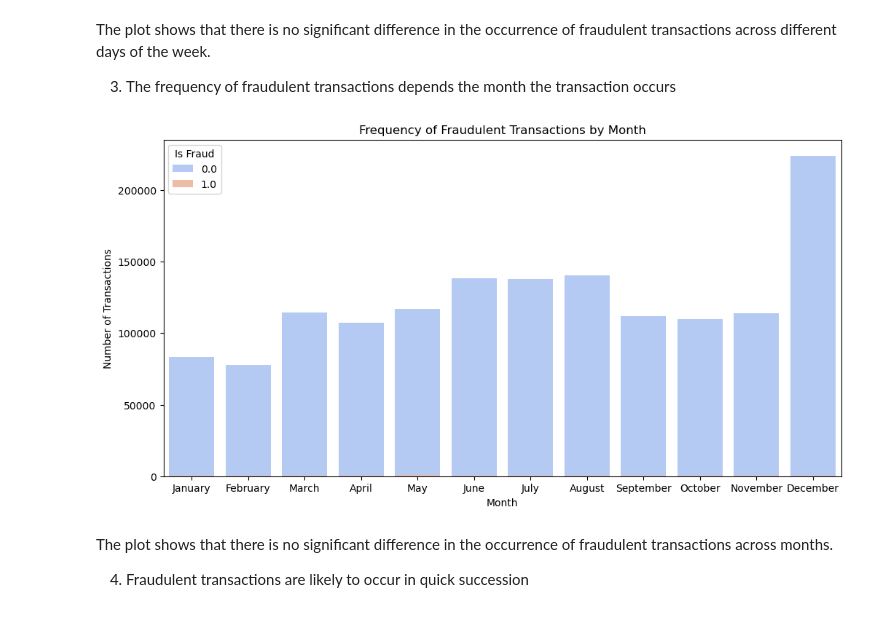
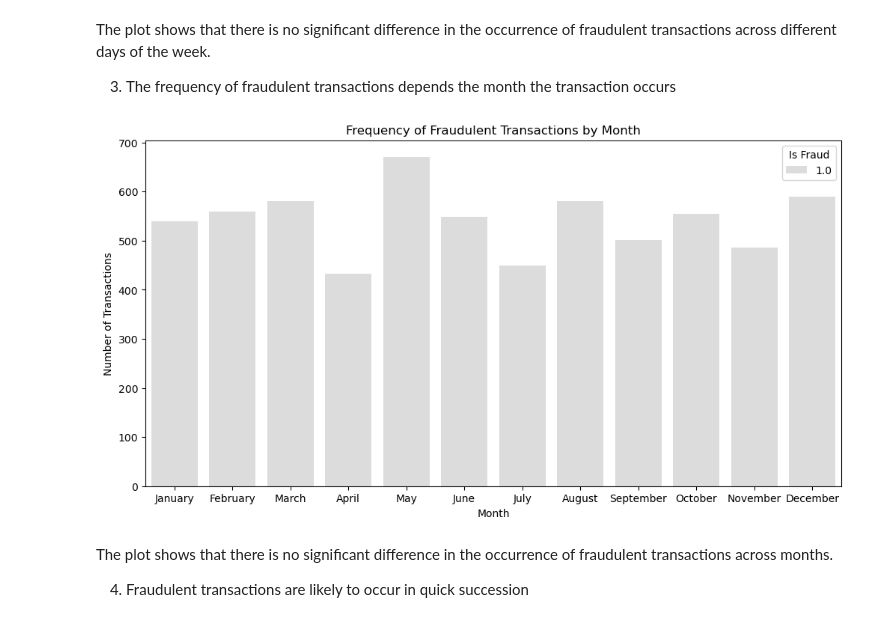
Before and after one commit to RamseyTh/securebank, a Jupyter notebook: analysis/data_analysis.ipynb, the cells around one changed output. Drawn from its saved outputs; the diff is of its cells as text; code cells hidden in the pictures.

```diff
--- a/analysis/data_analysis.ipynb
+++ b/analysis/data_analysis.ipynb
@@ -110,16 +112,17 @@ The plot shows that there is no significant difference in the occurrence of frau
 3. The frequency of fraudulent transactions depends the month the transaction occurs
 # %%
 merged_data['month'] = pd.to_datetime(merged_data['trans_date_trans_time']).dt.month_name()
+fraud_data = merged_data[merged_data['is_fraud'] == 1]
 
 plt.figure(figsize=(12, 6))
-sns.countplot(x='month', hue='is_fraud', data=merged_data, palette='coolwarm', order=['January', 'February', 'March', 'April', 'May', 'June', 'July', 'August', 'September', 'October', 'November', 'December'], dodge=False)
+sns.countplot(x='month', hue='is_fraud', data=fraud_data, palette='coolwarm', order=['January', 'February', 'March', 'April', 'May', 'June', 'July', 'August', 'September', 'October', 'November', 'December'], dodge=False)
 plt.title('Frequency of Fraudulent Transactions by Month')
 plt.xlabel('Month')
 plt.ylabel('Number of Transactions')
 plt.legend(title='Is Fraud')
 plt.show()
 # %% [output]
-[figure, old version]
+[figure, new version]
 # %% [markdown]
 The plot shows that there is no significant difference in the occurrence of fraudulent transactions across months.
 
```
Also changed, not shown: parts of 2 cells of this notebook, 14 other files.
